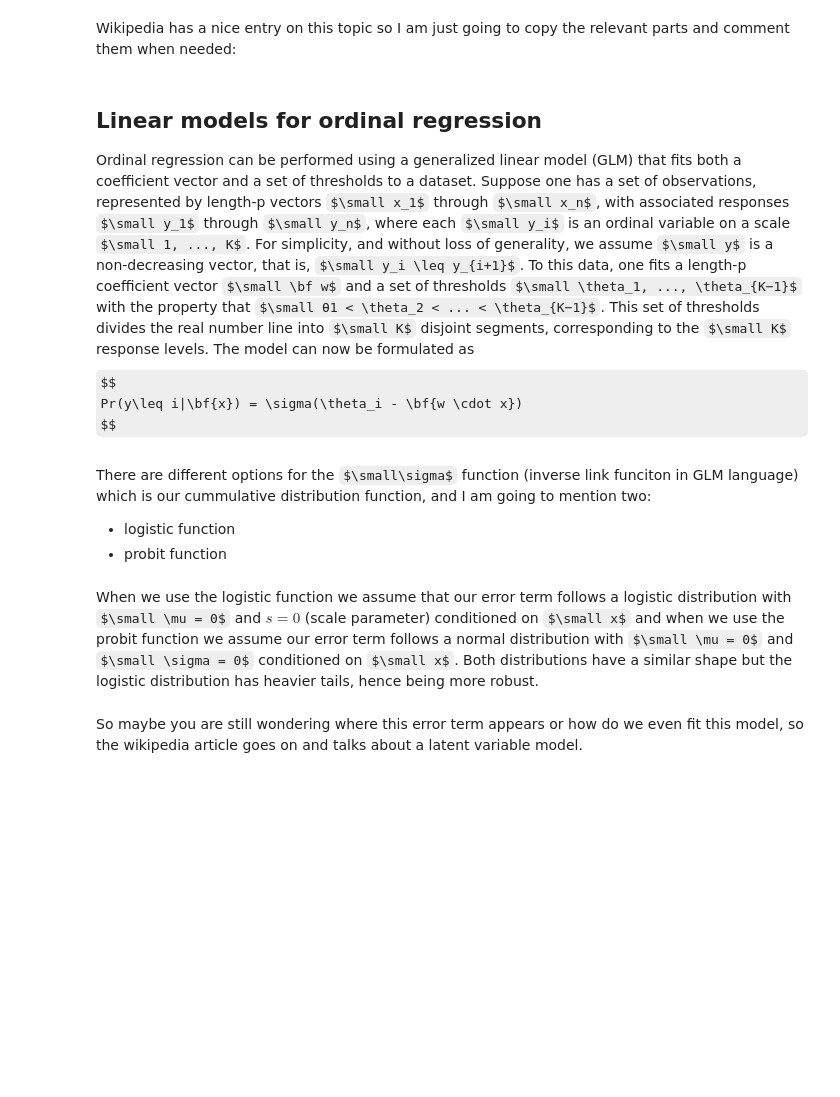
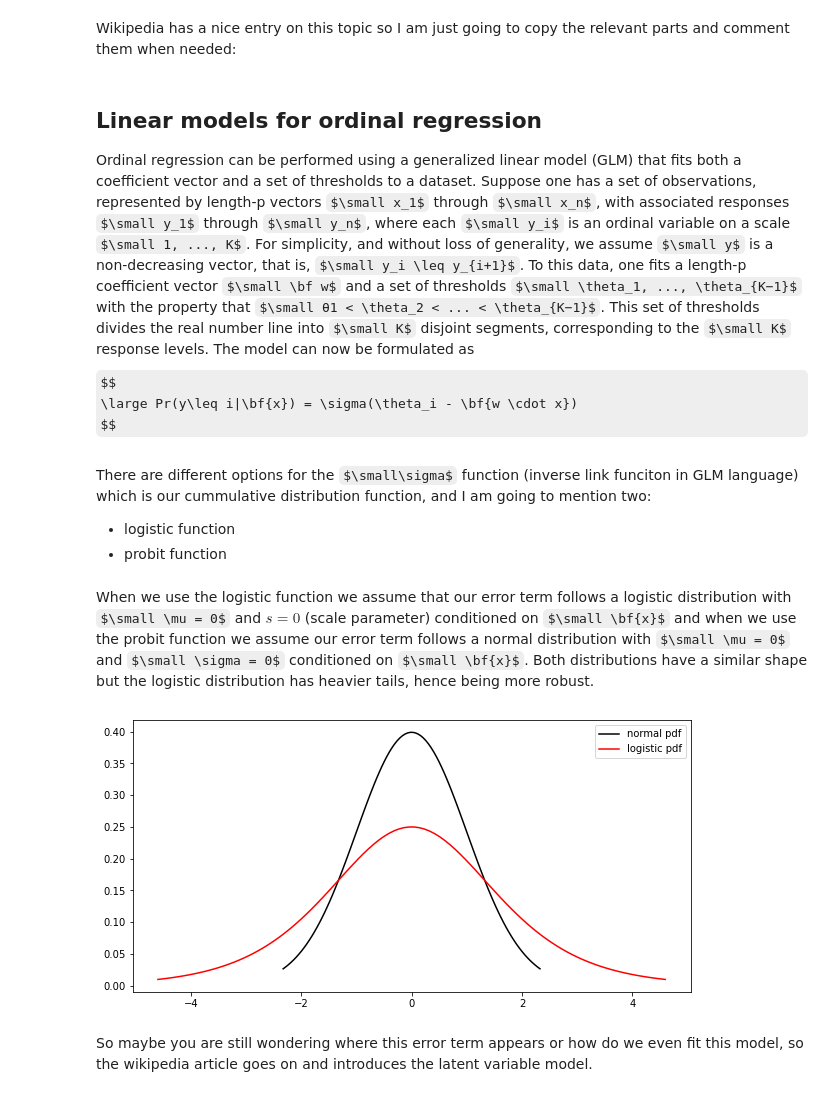
Before and after one commit to eduardbermejo/blog, a Jupyter notebook: _notebooks/2021-02-02-Ranking.ipynb, the cells around one changed output. Saved outputs shown, nothing was run; the diff lists cells and outputs as text; code cells hidden in the pictures; some formulas as TeX source; blank space fills up the shorter version.

```diff
--- a/_notebooks/2021-02-02-Ranking.ipynb
+++ b/_notebooks/2021-02-02-Ranking.ipynb
@@ -21,34 +21,38 @@ Wikipedia has a nice entry on this topic so I am just going to copy the relevant
 Ordinal regression can be performed using a generalized linear model (GLM) that fits both a coefficient vector and a set of thresholds to a dataset. Suppose one has a set of observations, represented by length-p vectors $\small x_1$ through $\small x_n$, with associated responses $\small y_1$ through $\small y_n$, where each $\small y_i$ is an ordinal variable on a scale $\small 1, ..., K$. For simplicity, and without loss of generality, we assume $\small y$ is a non-decreasing vector, that is, $\small y_i \leq y_{i+1}$. To this data, one fits a length-p coefficient vector $\small \bf w$ and a set of thresholds $\small \theta_1, ..., \theta_{K−1}$ with the property that $\small θ1 < \theta_2 < ... < \theta_{K−1}$. This set of thresholds divides the real number line into $\small K$ disjoint segments, corresponding to the $\small K$ response levels.
 The model can now be formulated as
 $$
-Pr(y\leq i|\bf{x}) = \sigma(\theta_i - \bf{w \cdot x})
+\large Pr(y\leq i|\bf{x}) = \sigma(\theta_i - \bf{w \cdot x})
 $$
 # %% [markdown]
 There are different options for the $\small\sigma$ function (inverse link funciton in GLM language) which is our cummulative distribution function, and I am going to mention two:
 - logistic function
 - probit function
 # %% [markdown]
-When we use the logistic function we assume that our error term follows a logistic distribution with $\small \mu = 0$ and $s = 0$ (scale parameter) conditioned on $\small x$ and when we use the probit function we assume our error term follows a normal distribution with $\small \mu = 0$ and $\small \sigma = 0$ conditioned on $\small x$. Both distributions have a similar shape but the logistic distribution has heavier tails, hence being more robust.
+When we use the logistic function we assume that our error term follows a logistic distribution with $\small \mu = 0$ and $s = 0$ (scale parameter) conditioned on $\small \bf{x}$ and when we use the probit function we assume our error term follows a normal distribution with $\small \mu = 0$ and $\small \sigma = 0$ conditioned on $\small \bf{x}$. Both distributions have a similar shape but the logistic distribution has heavier tails, hence being more robust.
 # %%
 import numpy as np
 from scipy.stats import norm, logistic
+
 import matplotlib.pyplot as plt
 
-fig, ax = plt.figure(1, 2, figsize=(15, 5))
+loc = 0
+scale = 1
+# generate points to plot normal distribution
+x_norm = np.linspace(norm.ppf(0.01, loc, scale), norm.ppf(0.99, loc, scale), 100)
+y_norm = norm.pdf(x_norm)
 
 # generate points to plot logistic distribution
-x_logistic = np.linspace(logistic.ppf(0.01), logistic.ppf(0.99), 100)
+x_logistic = np.linspace(logistic.ppf(0.01, loc, scale), logistic.ppf(0.99, loc, scale), 100)
 y_logistic = logistic.pdf(x_logistic)
 
-# generate points to plot normal distribution
-x_norm = np.linspace(norm.ppf(0.01), norm.ppf(0.99), 100)
-y_norm = norm.pdf(x_norm)
-
-
-
-ax[0].plot
+plt.figure(figsize=(10,5))
+plt.plot(x_norm, y_norm, color='k', label='normal pdf')
+plt.plot(x_logistic, y_logistic, color='r', label='logistic pdf')
+plt.legend();
+# %% [output]
+[figure, added]
 # %% [markdown]
-So maybe you are still wondering where this error term appears or how do we even fit this model, so the wikipedia article goes on and talks about a latent variable model.
+So maybe you are still wondering where this error term appears or how do we even fit this model, so the wikipedia article goes on and introduces the latent variable model.
 # %% [markdown]
 ## Latent variable model
 The probit version of the above model can be justified by assuming the existence of a real-valued latent variable (unobserved quantity) $\small y*$, determined by
```
Also changed, not shown: parts of 13 cells of this notebook.
